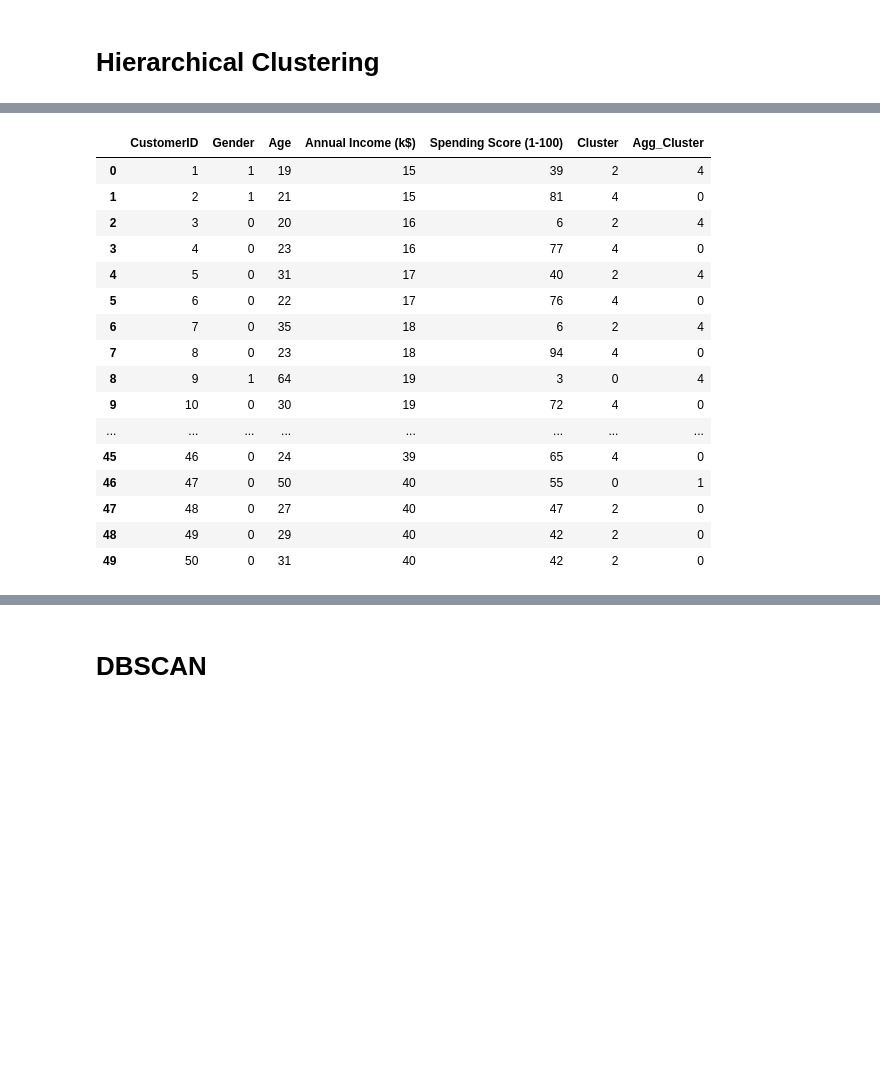
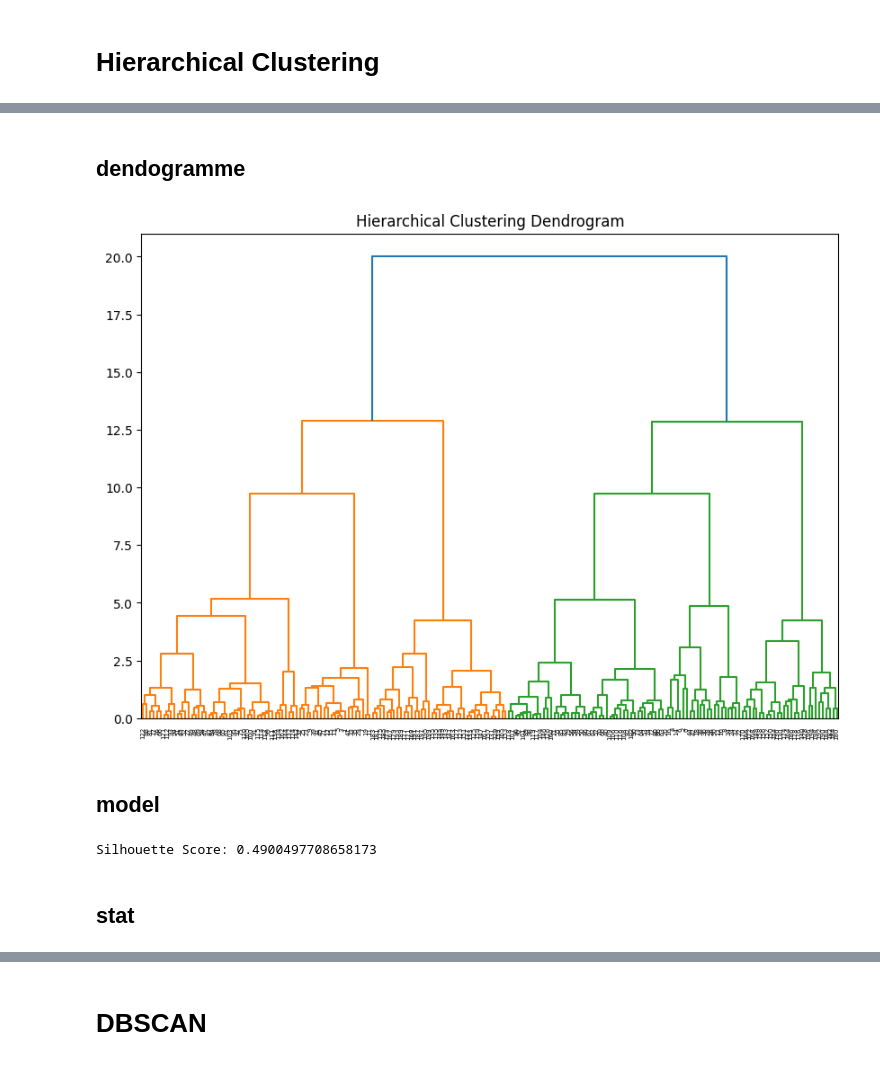
Before and after one commit to adibk/customer_analysis, a Jupyter notebook: shopping_mall/jupyter_Mall.ipynb, the cells around one changed output, grey strips where cells are left out. Drawn from its saved outputs; the diff is of its cells as text; code cells hidden in the pictures; blank space fills up the shorter version.

```diff
--- a/shopping_mall/jupyter_Mall.ipynb
+++ b/shopping_mall/jupyter_Mall.ipynb
@@ -224,23 +331,17 @@ plt.show()
-# %%
-agg_cluster = AgglomerativeClustering(n_clusters=5)
-df['Agg_Cluster'] = agg_cluster.fit_predict(scaled_df)
-
-df.head(50)
-# %% [output]
-|  | CustomerID | Gender | Age | Annual Income (k$) | Spending Score (1-100) | Cluster | Agg_Cluster |
-| 0 | 1 | 1 | 19 | 15 | 39 | 2 | 4 |
-| 1 | 2 | 1 | 21 | 15 | 81 | 4 | 0 |
-| 2 | 3 | 0 | 20 | 16 | 6 | 2 | 4 |
-| 3 | 4 | 0 | 23 | 16 | 77 | 4 | 0 |
-| 4 | 5 | 0 | 31 | 17 | 40 | 2 | 4 |
-| 5 | 6 | 0 | 22 | 17 | 76 | 4 | 0 |
-| 6 | 7 | 0 | 35 | 18 | 6 | 2 | 4 |
-| 7 | 8 | 0 | 23 | 18 | 94 | 4 | 0 |
-| 8 | 9 | 1 | 64 | 19 | 3 | 0 | 4 |
-| 9 | 10 | 0 | 30 | 19 | 72 | 4 | 0 |
-| ... | ... | ... | ... | ... | ... | ... | ... |
-| 45 | 46 | 0 | 24 | 39 | 65 | 4 | 0 |
-| 46 | 47 | 0 | 50 | 40 | 55 | 0 | 1 |
-| 47 | 48 | 0 | 27 | 40 | 47 | 2 | 0 |
-| 48 | 49 | 0 | 29 | 40 | 42 | 2 | 0 |
-| 49 | 50 | 0 | 31 | 40 | 42 | 2 | 0 |
+# %% [markdown]
+## dendogramme
+# %%
+linked = linkage(scaled_features, method='ward')
+
+# Plot the dendrogram
+plt.figure(figsize=(10, 7))
+dendrogram(linked,
+            orientation='top',
+            distance_sort='descending',
+            show_leaf_counts=True)
+plt.title('Hierarchical Clustering Dendrogram')
+plt.show()
+# %% [output]
+[figure, added]
+# %% [markdown]
+## model
@@ -246,0 +352,7 @@ df.head(50)
+# %%
+silhouette_avg = silhouette_score(scaled_df, cluster_labels)
+print(f'Silhouette Score: {silhouette_avg}')
+# %% [output]
+Silhouette Score: 0.4900497708658173
+# %% [markdown]
+## stat
```
Also changed, not shown: parts of 65 cells of this notebook.
